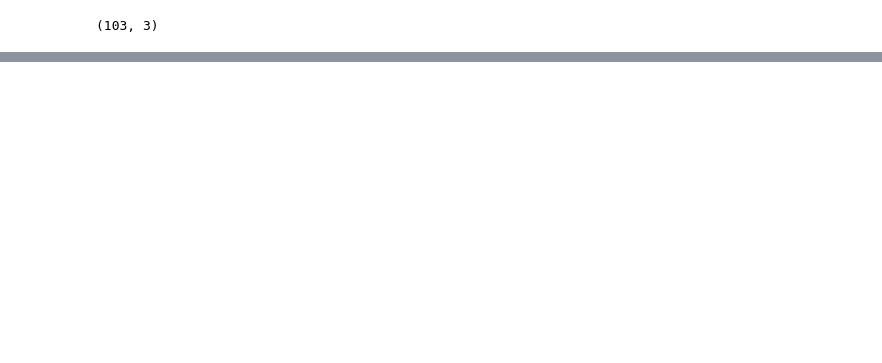
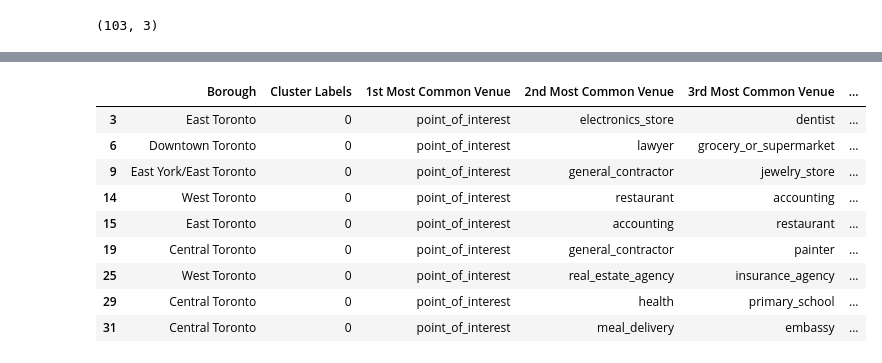
Before and after one commit to alex-vidaurri/Coursera_Capstone, a Jupyter notebook: Capstone_notebook.ipynb, the cells around one changed output, grey strips where cells are left out. Saved outputs shown, nothing was run; the diff lists cells and outputs as text; code cells hidden in the pictures; blank space fills up the shorter version.

Commit message:
toronto clusters defined

```diff
--- a/Capstone_notebook.ipynb
+++ b/Capstone_notebook.ipynb
@@ -73,0 +246,3 @@ merged.drop('Postal Code', axis=1)
+# %%
+toronto_grouped = toronto_onehot.groupby('Neighborhood').mean().reset_index()
+toronto_grouped
@@ -73,0 +268,6 @@ merged.drop('Postal Code', axis=1)
+# %%
+def return_most_common_venues(row, num_top_venues):
+    row_categories = row.iloc[1:]
+    row_categories_sorted = row_categories.sort_values(ascending=False)
+
+    return row_categories_sorted.index.values[0:num_top_venues]
@@ -73,0 +302,12 @@ merged.drop('Postal Code', axis=1)
+# %%
+from sklearn.cluster import KMeans
+
+kclusters = 5
+
+toronto_grouped_clustering = toronto_grouped.drop('Neighborhood', 1)
+
+# run k-means clustering
+kmeans = KMeans(n_clusters=kclusters, random_state=0).fit(toronto_grouped_clustering)
+
+# check cluster labels generated for each row in the dataframe
+kmeans.labels_[0:10]
@@ -73,0 +316,11 @@ merged.drop('Postal Code', axis=1)
+# %%
+
+# add clustering labels
+neighborhoods_venues_sorted.insert(0, 'Cluster Labels', kmeans.labels_)
+
+toronto_merged = Toronto_data
+
+# merge manhattan_grouped with manhattan_data to add latitude/longitude for each neighborhood
+toronto_merged = toronto_merged.join(neighborhoods_venues_sorted.set_index('Neighborhood'), on='Neighborhood')
+
+toronto_merged.head() # check the last columns!
@@ -73,0 +362,13 @@ merged.drop('Postal Code', axis=1)
+# %%
+toronto_merged.loc[toronto_merged['Cluster Labels'] == 0, toronto_merged.columns[[1] + list(range(5, toronto_merged.shape[1]))]]
+# %% [output]
+|  | Borough | Cluster Labels | 1st Most Common Venue | 2nd Most Common Venue | 3rd Most Common Venue | ... |
+| 3 | East Toronto | 0 | point_of_interest | electronics_store | dentist | ... |
+| 6 | Downtown Toronto | 0 | point_of_interest | lawyer | grocery_or_supermarket | ... |
+| 9 | East York/East Toronto | 0 | point_of_interest | general_contractor | jewelry_store | ... |
+| 14 | West Toronto | 0 | point_of_interest | restaurant | accounting | ... |
+| 15 | East Toronto | 0 | point_of_interest | accounting | restaurant | ... |
+| 19 | Central Toronto | 0 | point_of_interest | general_contractor | painter | ... |
+| 25 | West Toronto | 0 | point_of_interest | real_estate_agency | insurance_agency | ... |
+| 29 | Central Toronto | 0 | point_of_interest | health | primary_school | ... |
+| 31 | Central Toronto | 0 | point_of_interest | meal_delivery | embassy | ... |
```
Also changed, not shown: parts of 24 cells of this notebook.
